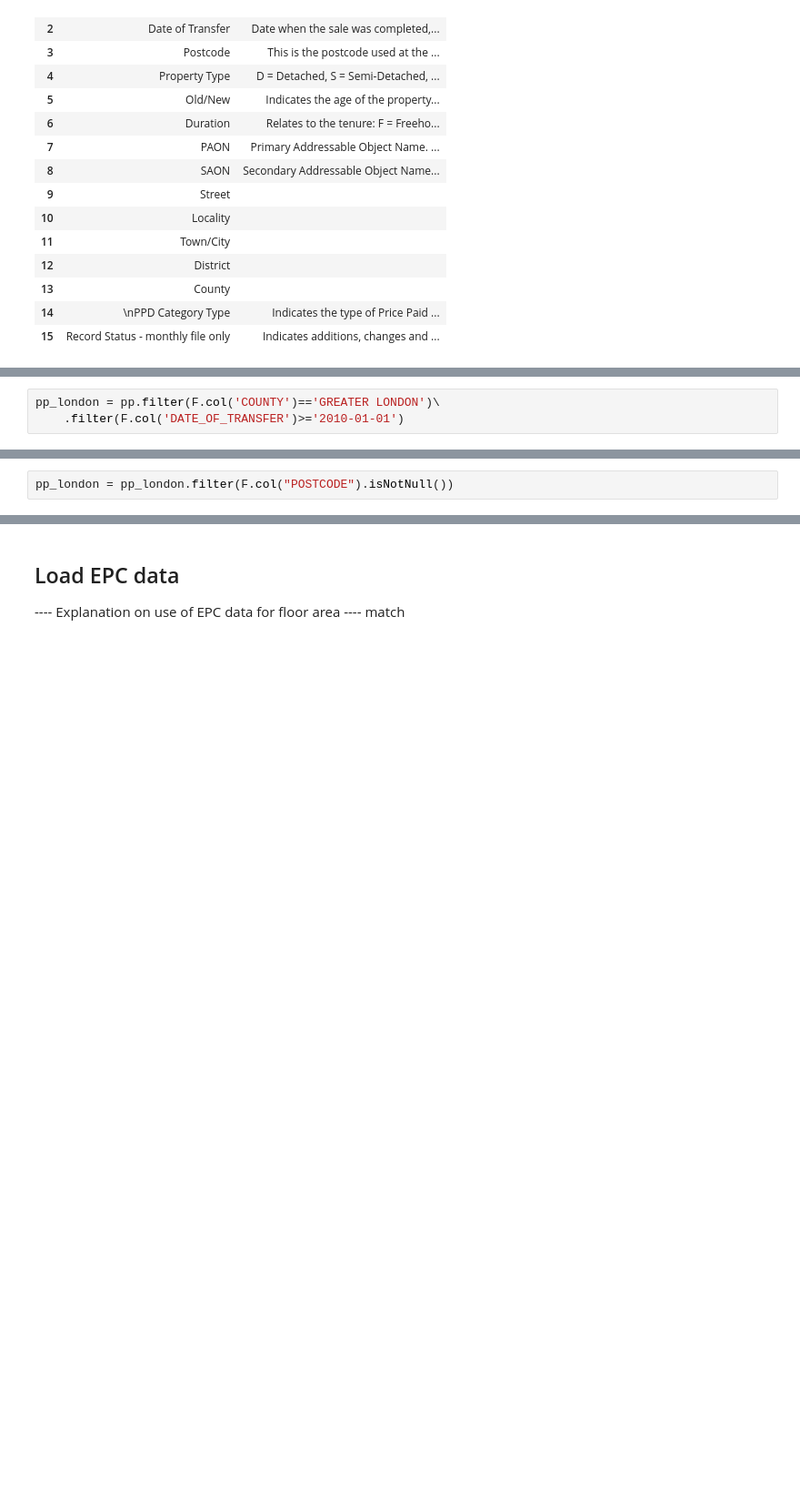
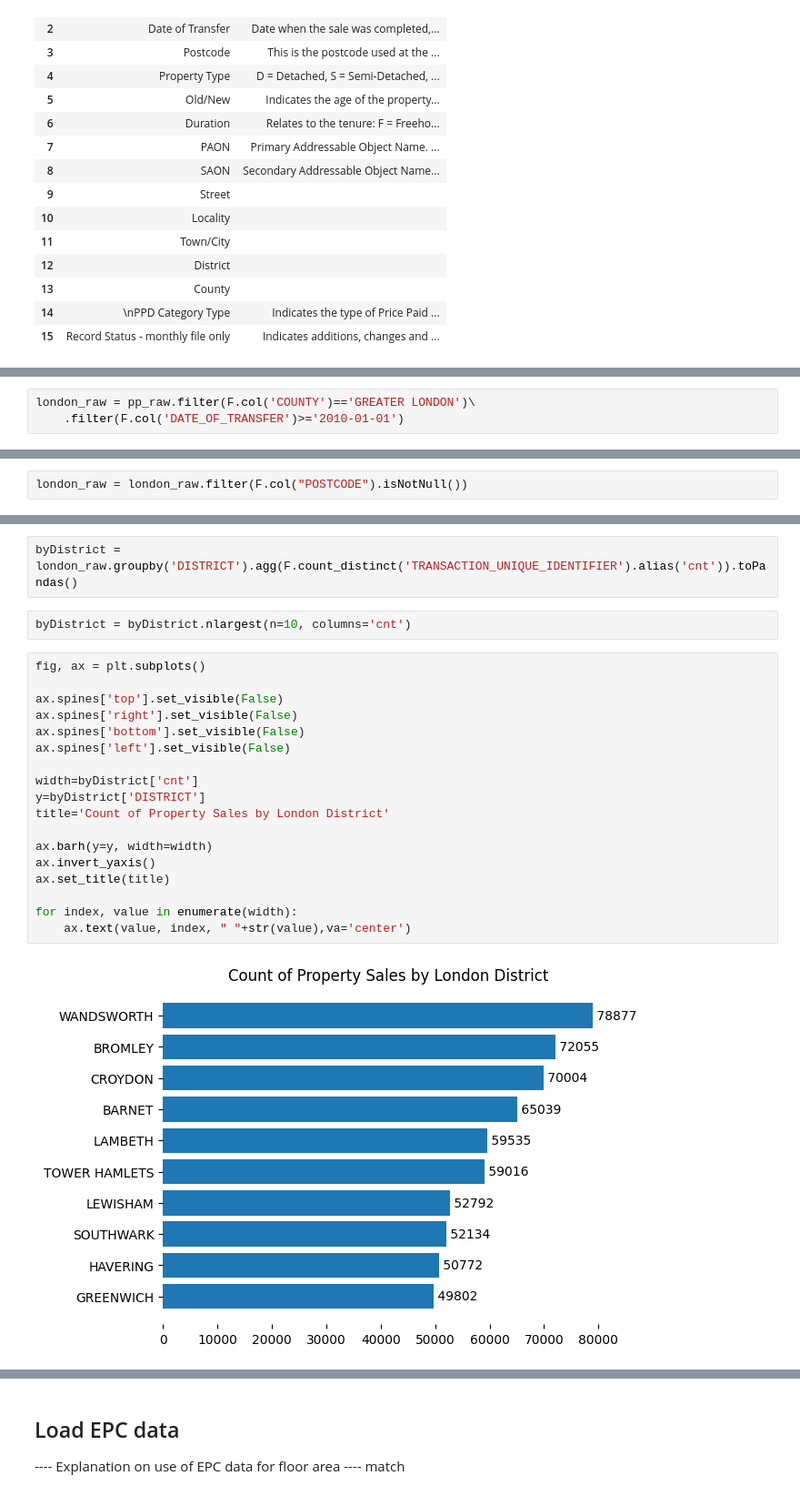
Before and after one commit to pietro-verde/London-property-sales-price-analysis, a Jupyter notebook: Extraction and prep.ipynb, the cells around one changed output, grey strips where cells are left out. Shown: that part at 91% size. Cells and saved outputs as stored; diff of their text form; blank space fills up the shorter version.

```diff
--- a/Extraction and prep.ipynb
+++ b/Extraction and prep.ipynb
@@ -114,4 +113,4 @@ pp.select(
 # %%
-pp_london = pp.filter(F.col('COUNTY')=='GREATER LONDON')\
+london_raw = pp_raw.filter(F.col('COUNTY')=='GREATER LONDON')\
     .filter(F.col('DATE_OF_TRANSFER')>='2010-01-01')
 # %%
@@ -128,4 +130,4 @@ pp_london.filter(F.col("POSTCODE").isNull()).count()
 # %% [output]
 4623
 # %%
-pp_london = pp_london.filter(F.col("POSTCODE").isNotNull())
+london_raw = london_raw.filter(F.col("POSTCODE").isNotNull())
@@ -133,0 +153,24 @@ pp_london = pp_london.toPandas()
+# %%
+byDistrict = london_raw.groupby('DISTRICT').agg(F.count_distinct('TRANSACTION_UNIQUE_IDENTIFIER').alias('cnt')).toPandas()
+# %%
+byDistrict = byDistrict.nlargest(n=10, columns='cnt')
+# %%
+fig, ax = plt.subplots()
+
+ax.spines['top'].set_visible(False)
+ax.spines['right'].set_visible(False)
+ax.spines['bottom'].set_visible(False)
+ax.spines['left'].set_visible(False)
+
+width=byDistrict['cnt']
+y=byDistrict['DISTRICT']
+title='Count of Property Sales by London District'
+
+ax.barh(y=y, width=width)
+ax.invert_yaxis()
+ax.set_title(title)
+
+for index, value in enumerate(width):
+    ax.text(value, index, " "+str(value),va='center')
+# %% [output]
+[figure, added]
```
Also changed, not shown: parts of 49 cells of this notebook, 1 other file.
